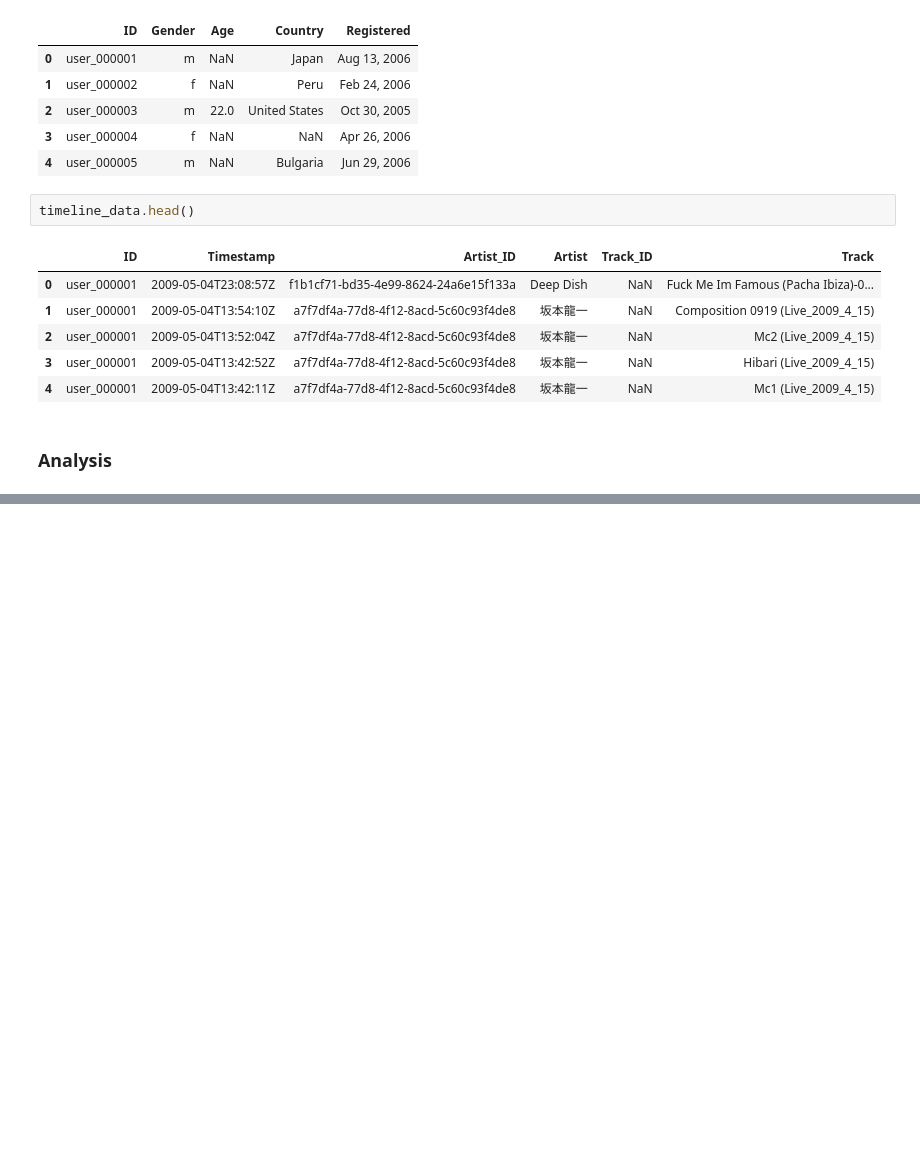
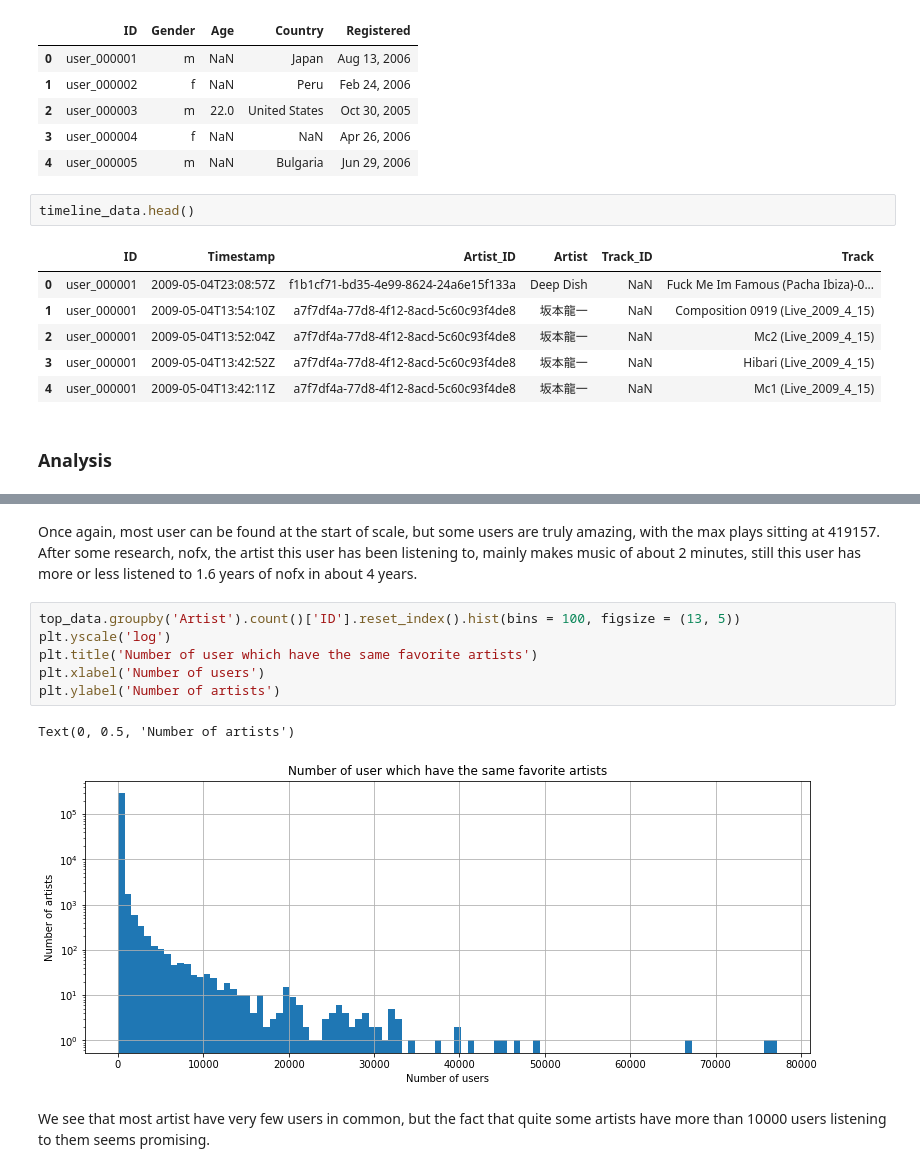
Before and after one commit to Caotick/mlbd-project, a Jupyter notebook: mlbd_project.ipynb, the cells around one changed output, grey strips where cells are left out. Cells and saved outputs as stored; diff of their text form; blank space fills up the shorter version.

Commit message:
Still need to find research questions

```diff
--- a/mlbd_project.ipynb
+++ b/mlbd_project.ipynb
@@ -90,0 +116,13 @@ Name: ID, Length: 3143, dtype: int64
+# %% [markdown]
+Once again, most user can be found at the start of scale, but some users are truly amazing, with the max plays sitting at 419157. After some research, nofx, the artist this user has been listening to, mainly makes music of about 2 minutes, still this user has more or less listened to 1.6 years of nofx in about 4 years.
+# %%
+top_data.groupby('Artist').count()['ID'].reset_index().hist(bins = 100, figsize = (13, 5))
+plt.yscale('log')
+plt.title('Number of user which have the same favorite artists')
+plt.xlabel('Number of users')
+plt.ylabel('Number of artists')
+# %% [output]
+Text(0, 0.5, 'Number of artists')
+[figure, added]
+# %% [markdown]
+We see that most artist have very few users in common, but the fact that quite some artists have more than 10000 users listening to them seems promising.
```
Also changed, not shown: parts of 11 cells of this notebook.
